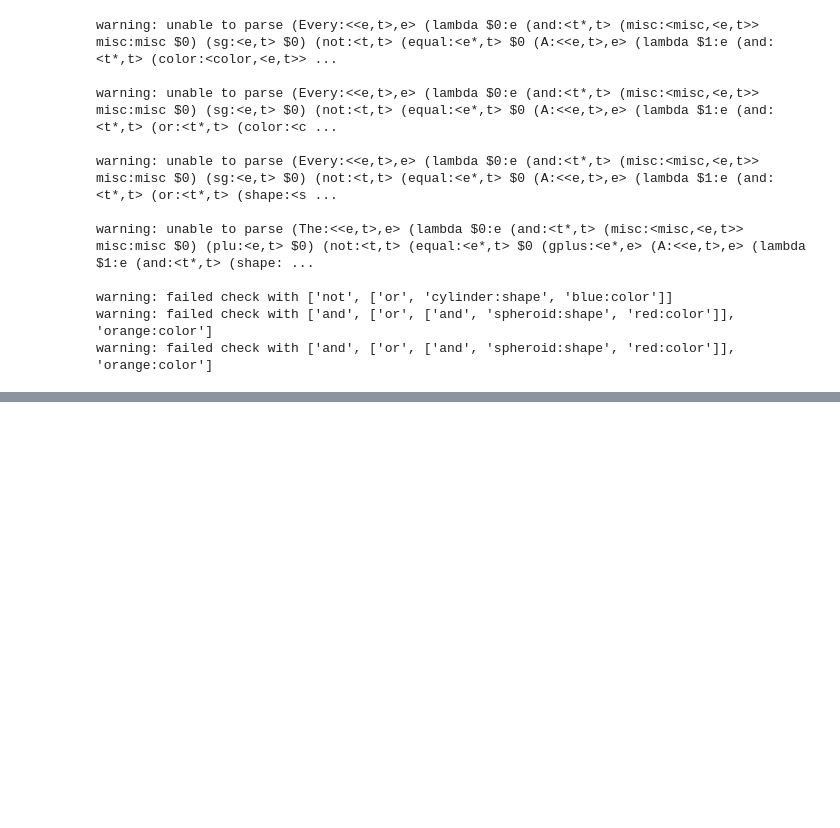
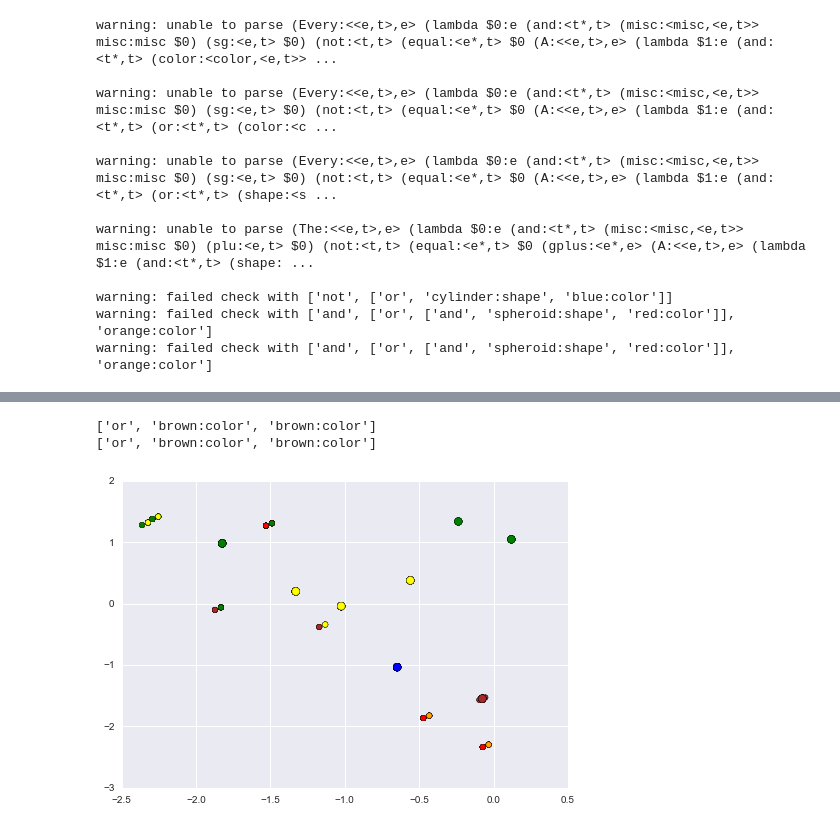
Before and after one commit to jacobandreas/rnn-syn, a Jupyter notebook: comm.ipynb, the cells around one changed output, grey strips where cells are left out. Saved outputs shown, nothing was run; the diff lists cells and outputs as text; code cells hidden in the pictures; blank space fills up the shorter version.

```diff
--- a/comm.ipynb
+++ b/comm.ipynb
@@ -307,0 +319,36 @@ print best_lf_mean / correct
+# %%
+from sklearn.decomposition import PCA
+
+messages = [m for m, l in exact]
+proj_messages = PCA(2).fit_transform(messages)
+#print proj_messages
+
+COLORS = ["red:color", "green:color", "blue:color", "orange:color", "brown:color", "yellow:color"]
+
+color_messages = []
+color_lfs = []
+colors = []
+sizes = []
+for i, (m, l) in enumerate(exact):
+    if l in COLORS:
+        color_messages.append(proj_messages[i, :])
+        color_lfs.append(l)
+        colors.append(l.split(":")[0])
+        sizes.append(60)
+    if len(l) == 3 and l[0] == "or" and l[1] in COLORS and l[2] in COLORS:
+        color_messages.append(proj_messages[i, :] + [0.02, 0.02])
+        color_messages.append(proj_messages[i, :] - [0.02, 0.02])
+        if l[1] == l[2]:
+            print l
+        colors.append(l[1].split(":")[0])
+        colors.append(l[2].split(":")[0])
+        sizes.append(30)
+        sizes.append(30)
+color_messages = np.asarray(color_messages)
+
+plt.scatter(color_messages[:, 0], color_messages[:, 1], c=colors, s=sizes)
+plt.show()
+# %% [output]
+['or', 'brown:color', 'brown:color']
+['or', 'brown:color', 'brown:color']
+[figure, added]
```
Also changed, not shown: parts of 6 cells of this notebook, 5 other files.
